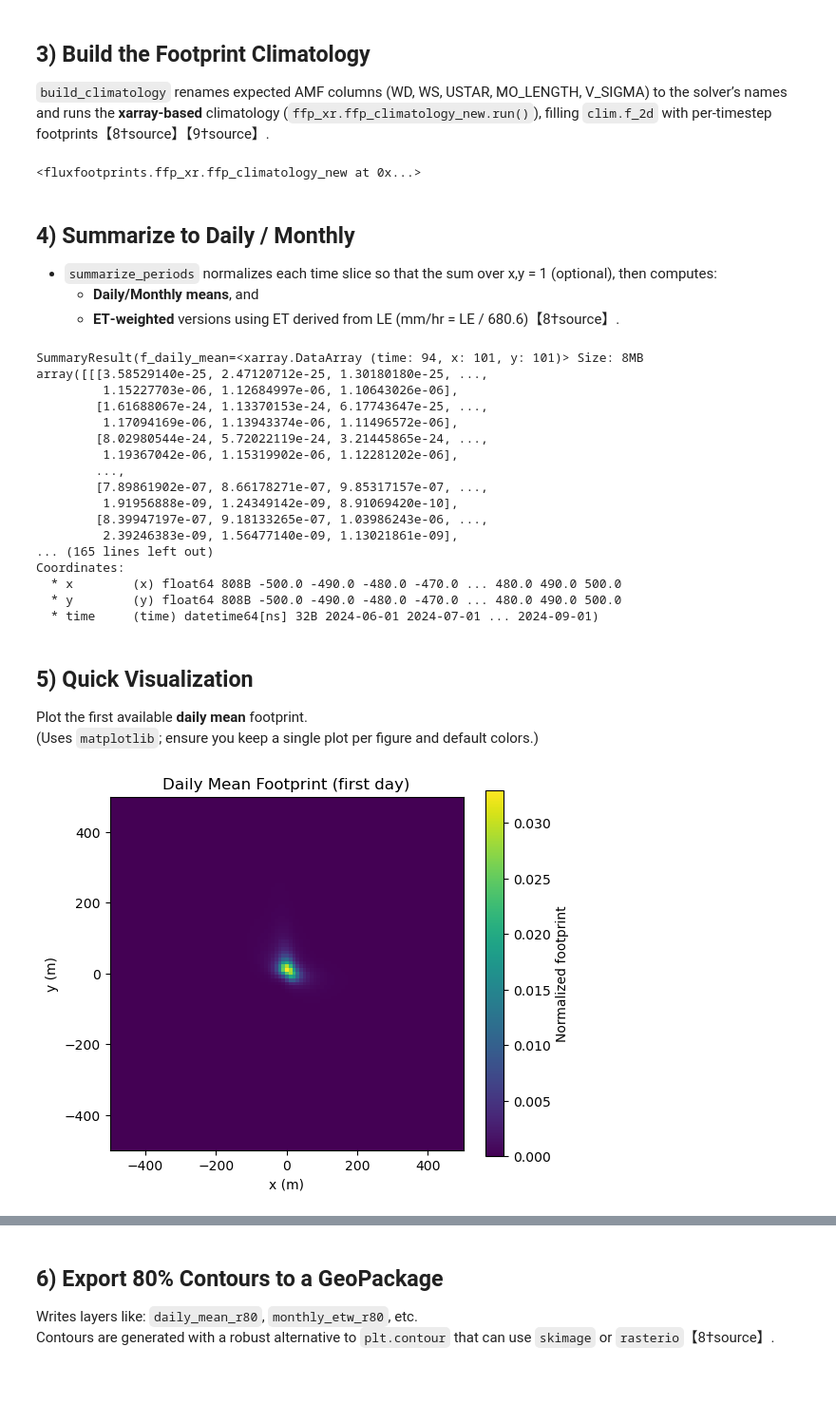
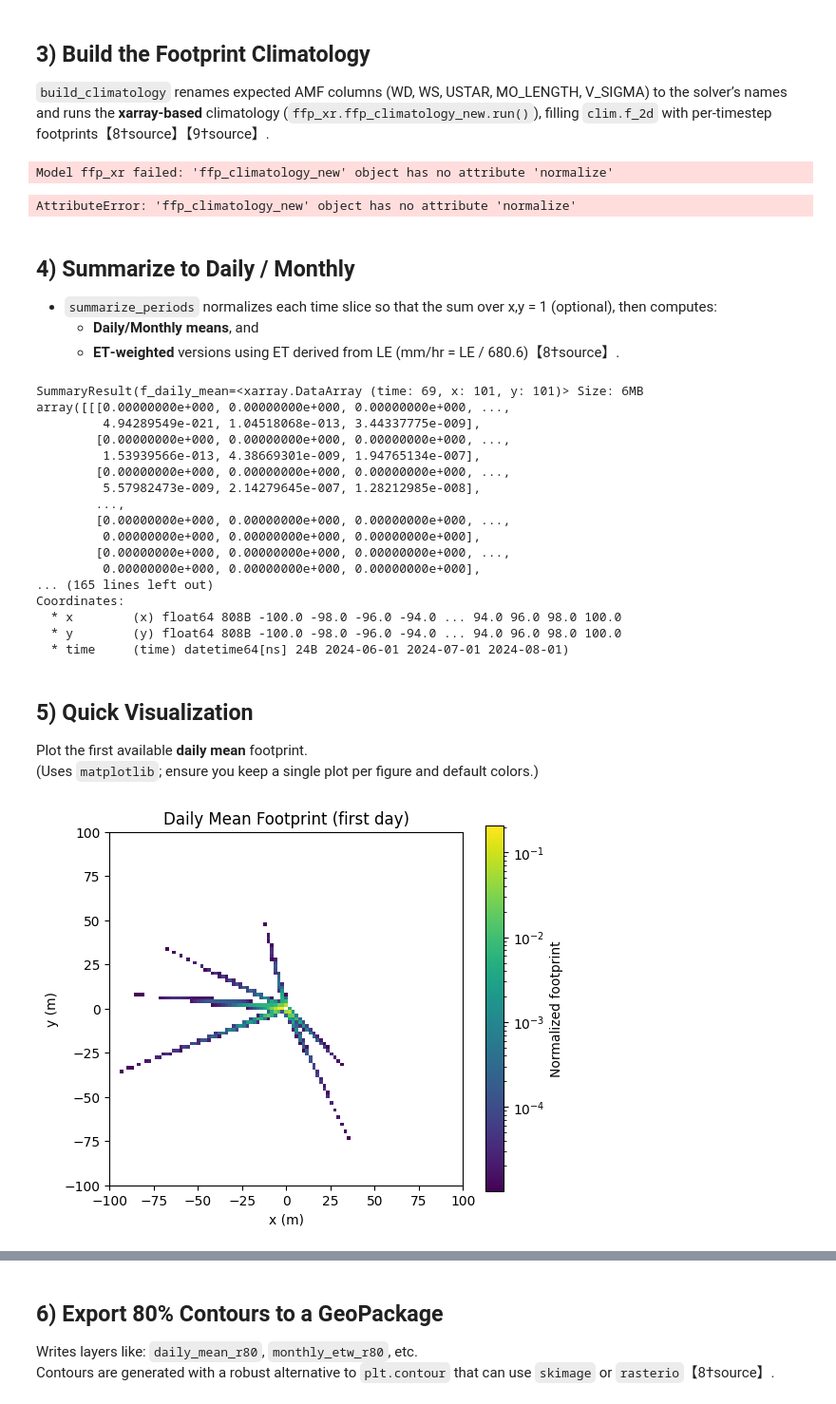
Before and after one commit to inkenbrandt/footprints, a Jupyter notebook: docs/notebooks/ffp_getting_started.ipynb, the cells around one changed output, grey strips where cells are left out. Shown: that part at 95% size. Saved outputs shown, nothing was run; the diff lists cells and outputs as text; code cells hidden in the pictures; blank space fills up the shorter version.

```diff
--- a/docs/notebooks/ffp_getting_started.ipynb
+++ b/docs/notebooks/ffp_getting_started.ipynb
@@ -89,3 +91,12 @@ Time span: 2024-06-24 14:30:00 → 2024-09-25 13:30:00 | rows: 4463
+# %%
+df.columns
+df = df.rename(columns={"ET": "et",
+                        "WD": "wind_dir",
+                        "USTAR": "ustar",
+                        "V_SIMGA": "sigmav",
+                        "MO_LENGTH": "ol",
+                        "WS": "umean"
+                        })
 # %% [markdown]
 
 ## 3) Build the Footprint Climatology
@@ -94,15 +105,18 @@ Time span: 2024-06-24 14:30:00 → 2024-09-25 13:30:00 | rows: 4463
 
 clim = build_climatology(
     df,
+    model_type="ffp_xr",
     crop_height=0.2,
     atm_bound_height=2000.0,
     inst_height=2.5,
-    dx=10.0, dy=10.0,
-    domain=(-500.0, 500.0, -500.0, 500.0),  # smaller domain for a quick start
+    dx=2.0, dy=2.0,
+    domain=(-100.0, 100.0, -100.0, 100.0),  # smaller domain for a quick start
+    smooth_data=True,
 )
 clim
 # %% [output]
-<fluxfootprints.ffp_xr.ffp_climatology_new at 0x...>
+Model ffp_xr failed: 'ffp_climatology_new' object has no attribute 'normalize'
+AttributeError: 'ffp_climatology_new' object has no attribute 'normalize'
 # %% [markdown]
 
 ## 4) Summarize to Daily / Monthly
@@ -121,23 +135,23 @@ summaries = summarize_periods(
 )
 summaries
 # %% [output]
-SummaryResult(f_daily_mean=<xarray.DataArray (time: 94, x: 101, y: 101)> Size: 8MB
-array([[[3.58529140e-25, 2.47120712e-25, 1.30180180e-25, ...,
-         1.15227703e-06, 1.12684997e-06, 1.10643026e-06],
-        [1.61688067e-24, 1.13370153e-24, 6.17743647e-25, ...,
-         1.17094169e-06, 1.13943374e-06, 1.11496572e-06],
-        [8.02980544e-24, 5.72022119e-24, 3.21445865e-24, ...,
-         1.19367042e-06, 1.15319902e-06, 1.12281202e-06],
+SummaryResult(f_daily_mean=<xarray.DataArray (time: 69, x: 101, y: 101)> Size: 6MB
+array([[[0.00000000e+000, 0.00000000e+000, 0.00000000e+000, ...,
+         4.94289549e-021, 1.04518068e-013, 3.44337775e-009],
+        [0.00000000e+000, 0.00000000e+000, 0.00000000e+000, ...,
+         1.53939566e-013, 4.38669301e-009, 1.94765134e-007],
+        [0.00000000e+000, 0.00000000e+000, 0.00000000e+000, ...,
+         5.57982473e-009, 2.14279645e-007, 1.28212985e-008],
         ...,
-        [7.89861902e-07, 8.66178271e-07, 9.85317157e-07, ...,
-         1.91956888e-09, 1.24349142e-09, 8.91069420e-10],
-        [8.39947197e-07, 9.18133265e-07, 1.03986243e-06, ...,
-         2.39246383e-09, 1.56477140e-09, 1.13021861e-09],
+        [0.00000000e+000, 0.00000000e+000, 0.00000000e+000, ...,
+         0.00000000e+000, 0.00000000e+000, 0.00000000e+000],
+        [0.00000000e+000, 0.00000000e+000, 0.00000000e+000, ...,
+         0.00000000e+000, 0.00000000e+000, 0.00000000e+000],
 ... (165 lines left out)
 Coordinates:
-  * x        (x) float64 808B -500.0 -490.0 -480.0 -470.0 ... 480.0 490.0 500.0
-  * y        (y) float64 808B -500.0 -490.0 -480.0 -470.0 ... 480.0 490.0 500.0
-  * time     (time) datetime64[ns] 32B 2024-06-01 2024-07-01 ... 2024-09-01)
+  * x        (x) float64 808B -100.0 -98.0 -96.0 -94.0 ... 94.0 96.0 98.0 100.0
+  * y        (y) float64 808B -100.0 -98.0 -96.0 -94.0 ... 94.0 96.0 98.0 100.0
+  * time     (time) datetime64[ns] 24B 2024-06-01 2024-07-01 2024-08-01)
 # %% [markdown]
 
 ## 5) Quick Visualization
@@ -145,16 +159,33 @@ Coordinates:
 Plot the first available **daily mean** footprint.
 (Uses `matplotlib`; ensure you keep a single plot per figure and default colors.)
 # %%
+import numpy as np
+from matplotlib import cm
 
 # pick the first day with data
 da = summaries.f_daily_mean.isel(time=0)
+
 plt.figure(figsize=(6, 5))
-im = plt.imshow(da.values, origin="lower",
+
+# Mask the zero values
+masked_data = np.ma.masked_where(da < 0.00001, da)
+
+# Choose a colormap
+cmap = cm.viridis
+
+# Set the color for masked (bad) values (e.g., white or black)
+cmap.set_bad(color='white') # or 'black', or any other color
+
+# Plot the masked data
+im = plt.imshow(masked_data, cmap=cmap,
+                origin="lower",norm='log',
                 extent=[float(clim.x.min()), float(clim.x.max()),
                         float(clim.y.min()), float(clim.y.max())])
+
+
 plt.colorbar(im, label="Normalized footprint")
 plt.title("Daily Mean Footprint (first day)")
 plt.xlabel("x (m)"); plt.ylabel("y (m)")
 plt.show()
 # %% [output]
-[figure, old version]
+[figure, new version]
```
Also changed, not shown: parts of 12 cells of this notebook, 7 other files.
